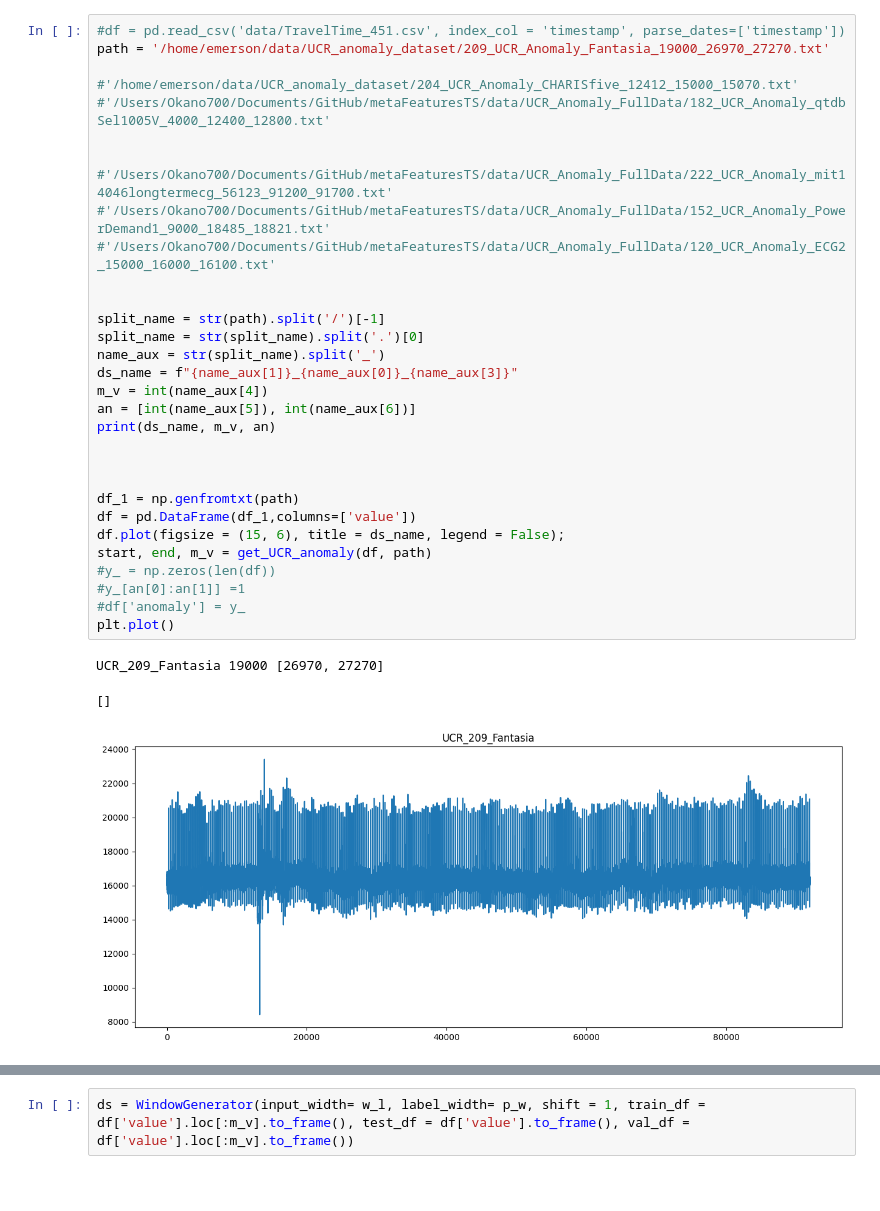
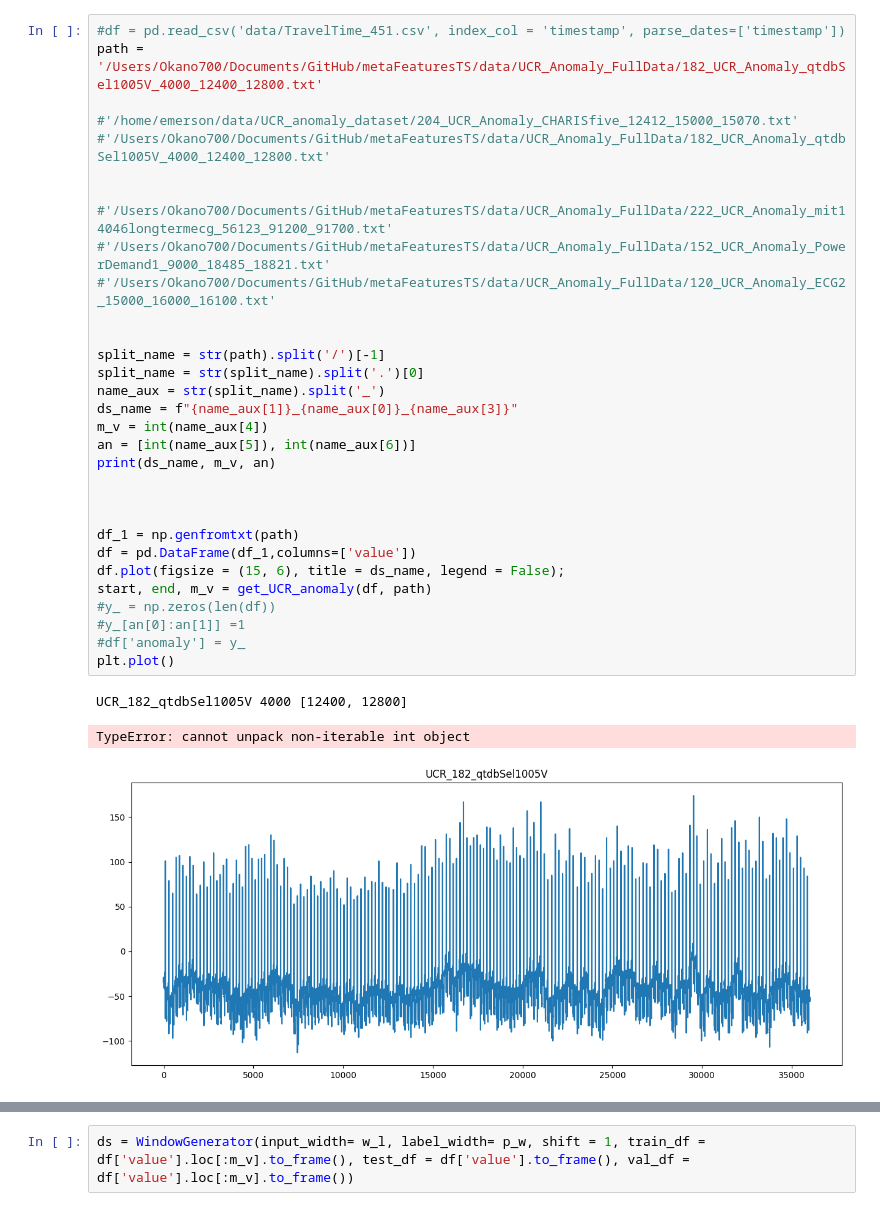
Before and after one commit to okano700/DeepAntTF, a Jupyter notebook: deepantTF.ipynb, the cells around one changed output, grey strips where cells are left out. Drawn from its saved outputs; the diff is of its cells as text; blank space fills up the shorter version.

```diff
--- a/deepantTF.ipynb
+++ b/deepantTF.ipynb
@@ -21,38 +14,38 @@ To enable them in other operations, rebuild TensorFlow with the appropriate comp
 # %%
 #df = pd.read_csv('data/TravelTime_451.csv', index_col = 'timestamp', parse_dates=['timestamp'])
-path = '/home/emerson/data/UCR_anomaly_dataset/209_UCR_Anomaly_Fantasia_19000_26970_27270.txt'
+path = '/Users/Okano700/Documents/GitHub/metaFeaturesTS/data/UCR_Anomaly_FullData/182_UCR_Anomaly_qtdbSel1005V_4000_12400_12800.txt'
 
 #'/home/emerson/data/UCR_anomaly_dataset/204_UCR_Anomaly_CHARISfive_12412_15000_15070.txt'
 #'/Users/Okano700/Documents/GitHub/metaFeaturesTS/data/UCR_Anomaly_FullData/182_UCR_Anomaly_qtdbSel1005V_4000_12400_12800.txt'
 
 
 #'/Users/Okano700/Documents/GitHub/metaFeaturesTS/data/UCR_Anomaly_FullData/222_UCR_Anomaly_mit14046longtermecg_56123_91200_91700.txt'
 #'/Users/Okano700/Documents/GitHub/metaFeaturesTS/data/UCR_Anomaly_FullData/152_UCR_Anomaly_PowerDemand1_9000_18485_18821.txt'
 #'/Users/Okano700/Documents/GitHub/metaFeaturesTS/data/UCR_Anomaly_FullData/120_UCR_Anomaly_ECG2_15000_16000_16100.txt'
 
 
 split_name = str(path).split('/')[-1]
 split_name = str(split_name).split('.')[0]
 name_aux = str(split_name).split('_')
 ds_name = f"{name_aux[1]}_{name_aux[0]}_{name_aux[3]}"
 m_v = int(name_aux[4])
 an = [int(name_aux[5]), int(name_aux[6])]
 print(ds_name, m_v, an)
 
 
 
 df_1 = np.genfromtxt(path)
 df = pd.DataFrame(df_1,columns=['value'])
 df.plot(figsize = (15, 6), title = ds_name, legend = False);
 start, end, m_v = get_UCR_anomaly(df, path)
 #y_ = np.zeros(len(df))
 #y_[an[0]:an[1]] =1
 #df['anomaly'] = y_
 plt.plot()
 # %% [output]
-UCR_209_Fantasia 19000 [26970, 27270]
+UCR_182_qtdbSel1005V 4000 [12400, 12800]
-[]
+TypeError: cannot unpack non-iterable int object
-[figure, old version]
+[figure, new version]
 # %%
 df
 # %% [output]
```
Also changed, not shown: parts of 9 cells of this notebook, 12 other files.
